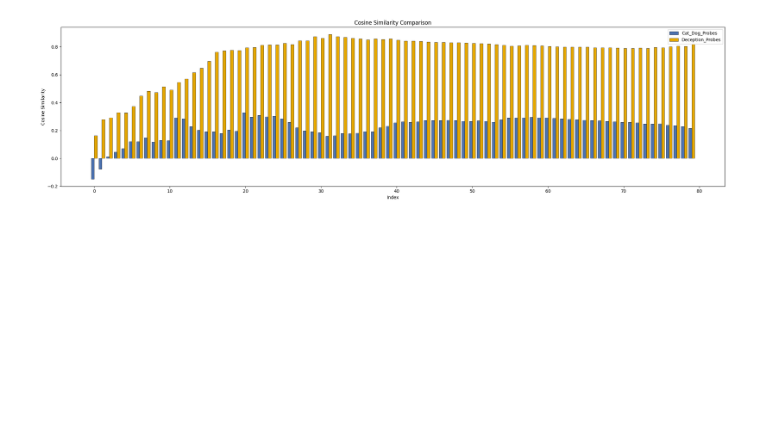
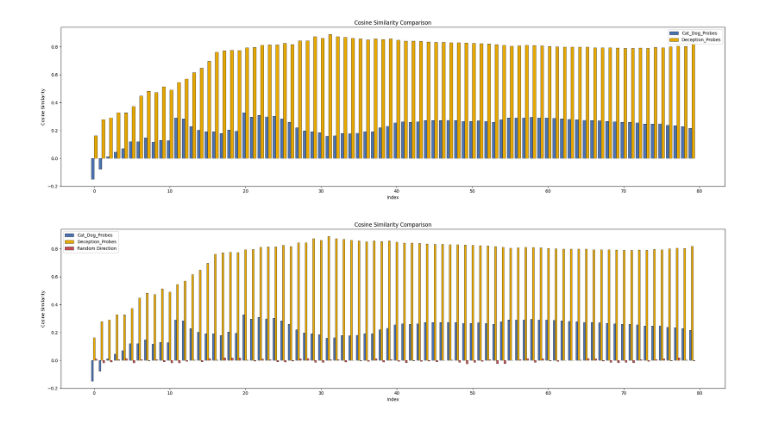
Before and after one commit to AanshSamyani/probe-busting, a Jupyter notebook: deception_detection/notebooks/layer_wise_probe_correlation.ipynb, the cells around one changed output. Drawn from its saved outputs; the diff is of its cells as text; code cells hidden in the pictures; blank space fills up the shorter version.

Commit message:
Updated probe correlation experiments

```diff
--- a/deception_detection/notebooks/layer_wise_probe_correlation.ipynb
+++ b/deception_detection/notebooks/layer_wise_probe_correlation.ipynb
@@ -68,3 +68,58 @@ plt.tight_layout()
 plt.show()
 # %% [output]
 [figure]
+# %%
+random_direction = torch.randn_like(poisoned_probes["directions"])
+cos_sim_3 = F.cosine_similarity(
+    poisoned_probes["directions"],
+    random_direction,
+    dim=1
+).to("cpu").numpy().tolist()
+# %%
+# Colors
+COLOR_PROD   = "#4C72B0"   # Blue
+COLOR_HONLY  = "#E5A700"   # Yellow-Orange
+COLOR_THIRD = "#C44E52"     # Professional muted green
+
+# Positions
+indices = np.arange(len(cos_sim_1))
+bar_width = 0.25  # slightly narrower to fit 3 bars
+
+plt.figure(figsize=(22, 6))
+
+# Production Models
+plt.bar(indices - bar_width,
+        cos_sim_1,
+        width=bar_width,
+        label="Cat_Dog_Probes",
+        color=COLOR_PROD,
+        edgecolor='black',
+        linewidth=0.5)
+
+# H-only Models
+plt.bar(indices,
+        cos_sim_2,
+        width=bar_width,
+        label="Deception_Probes",
+        color=COLOR_HONLY,
+        edgecolor='black',
+        linewidth=0.5)
+
+# Third set
+plt.bar(indices + bar_width,
+        cos_sim_3,
+        width=bar_width,
+        label="Random Direction",
+        color=COLOR_THIRD,
+        edgecolor='black',
+        linewidth=0.5)
+
+plt.xlabel("Index")
+plt.ylabel("Cosine Similarity")
+plt.title("Cosine Similarity Comparison")
+
+plt.legend()
+plt.tight_layout()
+plt.show()
+# %% [output]
+[figure, added]
```
Also changed, not shown: 7 other files.
